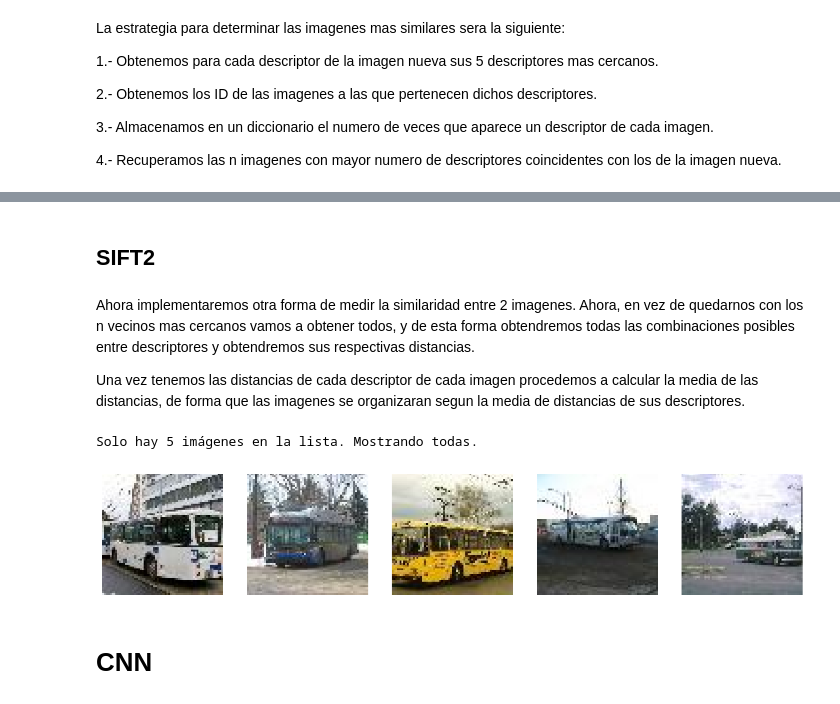
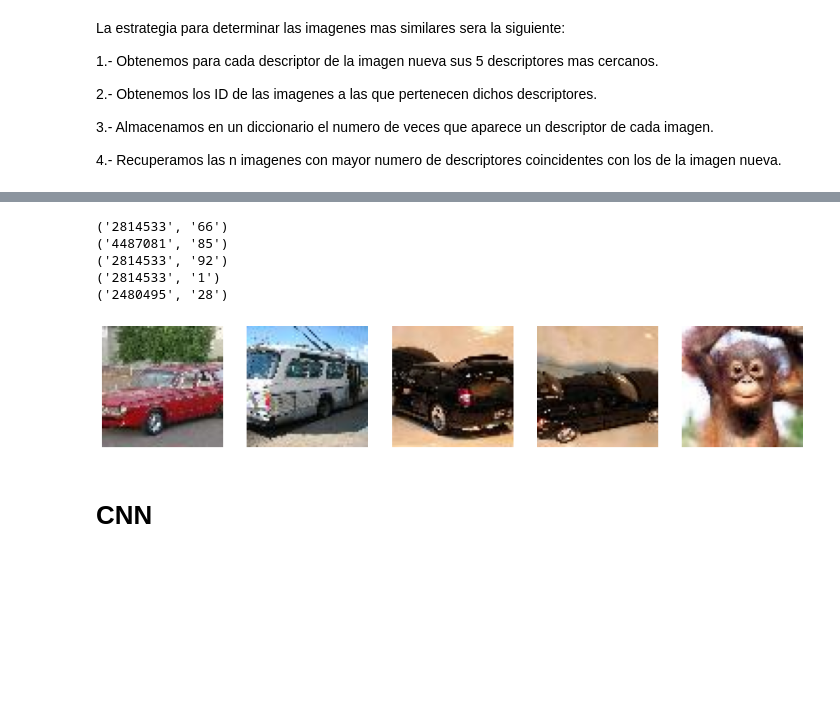
Before and after one commit to MrGG14/CBIR, a Jupyter notebook: CBIR.ipynb, the cells around one changed output, grey strips where cells are left out. Saved outputs shown, nothing was run; the diff lists cells and outputs as text; code cells hidden in the pictures; blank space fills up the shorter version.

```diff
--- a/CBIR.ipynb
+++ b/CBIR.ipynb
@@ -122,44 +150,13 @@ Solo hay 5 imágenes en la lista. Mostrando todas.
-# %% [markdown]
-## SIFT2
-# %% [markdown]
-Ahora implementaremos otra forma de medir la similaridad entre 2 imagenes. Ahora, en vez de quedarnos con los n vecinos mas cercanos vamos a obtener todos, y de esta forma obtendremos todas las combinaciones posibles entre descriptores y obtendremos sus respectivas distancias.
-
-Una vez tenemos las distancias de cada descriptor de cada imagen procedemos a calcular la media de las distancias, de forma que las imagenes se organizaran segun la media de distancias de sus descriptores.
-# %%
-from sklearn.neighbors import NearestNeighbors
-n_imgs = 100
-knn = NearestNeighbors(n_neighbors=n_imgs, algorithm='auto', metric='euclidean')
-
-descriptors_train = descriptors[:, 1:]
-knn.fit(descriptors_train)
-
-counts = {}
-
-new_img = cv2.cvtColor(cv2.imread('n04487081_16.JPEG'), cv2.COLOR_BGR2GRAY)
-_ , descriptor = sift.detectAndCompute(new_img, mask=None)
-descriptors_arr = np.array(descriptor)
-for descriptor_i in descriptor:
-  descriptor_i = descriptor_i.reshape(1, -1)
-  distance, indice = knn.kneighbors(descriptor_i, n_neighbors=n_imgs)
-
-  idx_dist = list(zip(indice[0], distance[0]))
-
-  for tupl in idx_dist:
-    id = str(descriptors[tupl[0],0])
-    if id in counts:
-      counts[id] += [tupl[1]]
-    else:
-      counts[id] = [tupl[1]]
-# %%
-from statistics import mean
-avg_distances = {clave: mean(valores) for clave, valores in counts.items()}
-im1 = cv2.imread('n04487081_16.JPEG')
-im1 = cv2.cvtColor(im1, cv2.COLOR_BGR2RGB)
-sorted_indexes = get_n_similar(5)
-display_n_similar(sorted_indexes, 8)
-# %% [output]
-Solo hay 5 imágenes en la lista. Mostrando todas.
-[figure, removed]
+# %%
+idx_similar = get_n_similar(5, counts)
+display_n_similar(idx_similar, 5)
+# %% [output]
+('2814533', '66')
+('4487081', '85')
+('2814533', '92')
+('2814533', '1')
+('2480495', '28')
+[figure, added]
 # %% [markdown]
 # CNN
 # %%
```
Also changed, not shown: parts of 21 cells of this notebook.
